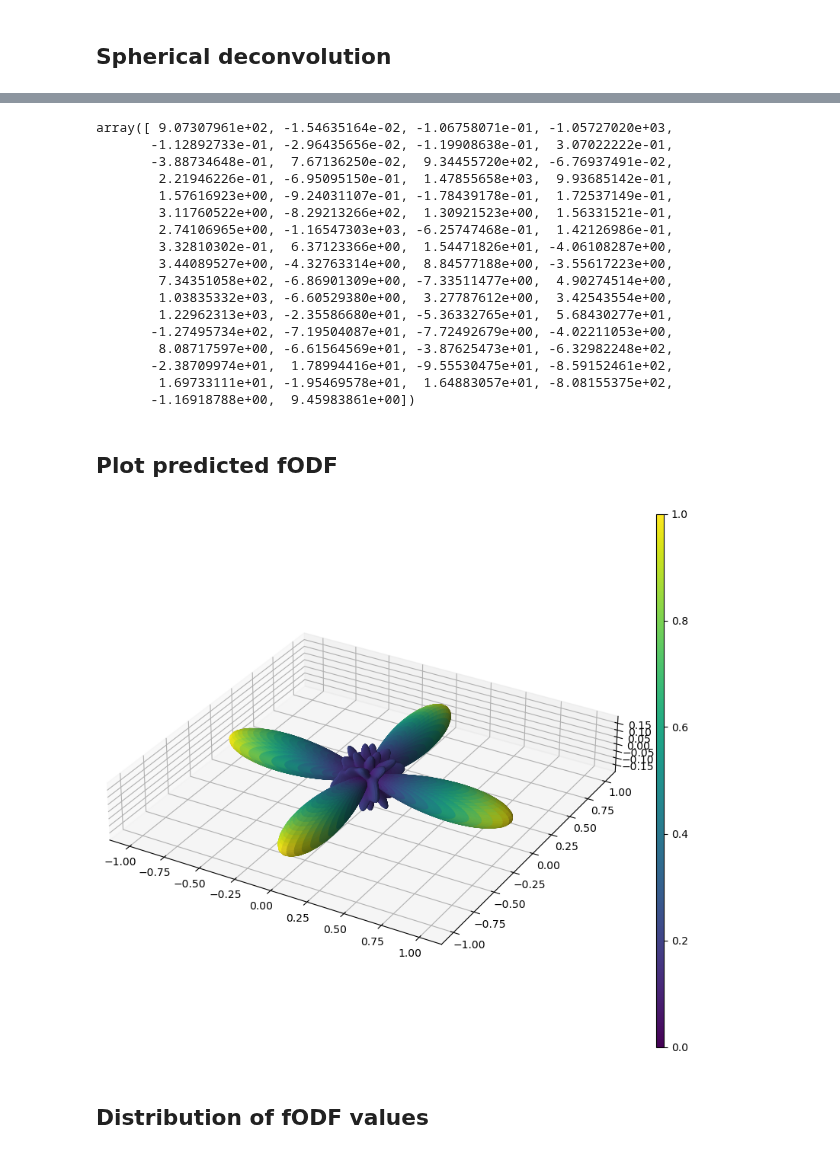
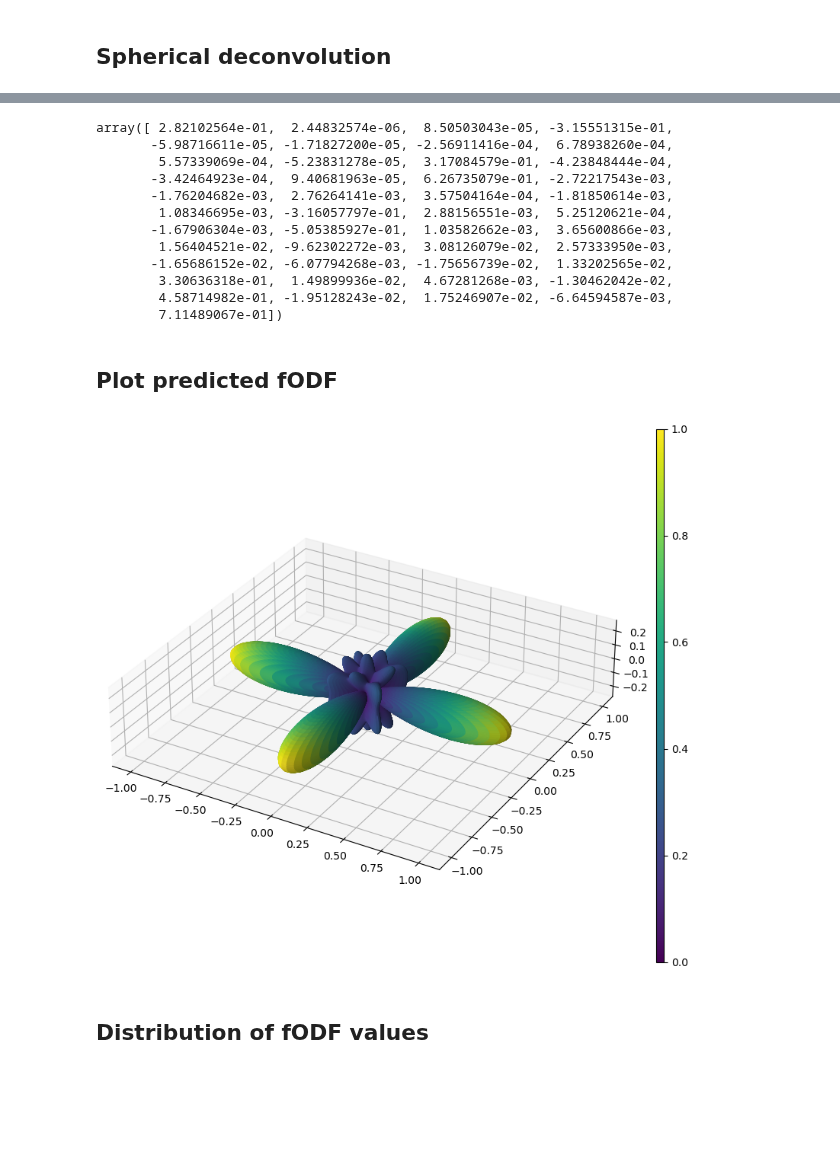
Before and after one commit to AlesRessler/AlesMScProject, a Jupyter notebook: 09 Spherical deconvolution.ipynb, the cells around one changed output, grey strips where cells are left out. Cells and saved outputs as stored; diff of their text form; code cells hidden in the pictures; blank space fills up the shorter version.

Commit message:
Fixed noise addition

```diff
--- a/09 Spherical deconvolution.ipynb
+++ b/09 Spherical deconvolution.ipynb
@@ -15,7 +15,7 @@ from visualization.spherical_functions_visualisation import get_spherical_functi
 # %% [markdown]
 ## Load data
 # %%
-bvals, qhat, dwis = load_dt_simulated_multiple_populations(number_of_data_points=90, b_value=1000, b_0_signal=3000, include_b_0=False, noise_standard_deviation=0, eigenvalues=[(0.00260348, 0.00026138, 0.00013102),(0.00026138, 0.00260348, 0.00013102)], eigenvectors=[None,None], fractions=[0.5,0.5], noise_type='rician', noise_generator_seed=1, gradient_generator_seed=1)
+bvals, qhat, dwis = load_dt_simulated_multiple_populations(number_of_data_points=90, b_value=1000, b_0_signal=3000, include_b_0=False, signal_to_noise_ratio=30, eigenvalues=[(0.003, 0.0002, 0.0002),(0.0002, 0.003, 0.0002)], eigenvectors=[None,None], fractions=[0.5,0.5], noise_type='rician', noise_generator_seed=1, gradient_generator_seed=1)
 # %% [markdown]
 ## Pre-processing
 # %%
@@ -75,56 +75,51 @@ If FRF $R(\theta)$ is known then the fODF can be computed by deconvolving $R(\th
 
 fibre_response_function_partial = partial(diffusion_tensor_response_function, b_value=1000, diffusion_tensor_eigenvalues=(0.003, 0.0002, 0.0002))
 # %%
-fODF_coefficients = spherical_deconvolution_fit(fibre_response_function=fibre_response_function_partial, measurements=voxel, qhat=qhat, b_value=1000, max_degree=10, number_of_samples_of_fibre_response_function=3000)
+fODF_coefficients = spherical_deconvolution_fit(fibre_response_function=fibre_response_function_partial, measurements=voxel, qhat=qhat, b_value=1000, max_degree=8, number_of_samples_of_fibre_response_function=200)
 # %%
 fODF_coefficients
 # %% [output]
-array([ 9.07307961e+02, -1.54635164e-02, -1.06758071e-01, -1.05727020e+03,
-       -1.12892733e-01, -2.96435656e-02, -1.19908638e-01,  3.07022222e-01,
-       -3.88734648e-01,  7.67136250e-02,  9.34455720e+02, -6.76937491e-02,
-        2.21946226e-01, -6.95095150e-01,  1.47855658e+03,  9.93685142e-01,
-        1.57616923e+00, -9.24031107e-01, -1.78439178e-01,  1.72537149e-01,
-        3.11760522e+00, -8.29213266e+02,  1.30921523e+00,  1.56331521e-01,
-        2.74106965e+00, -1.16547303e+03, -6.25747468e-01,  1.42126986e-01,
-        3.32810302e-01,  6.37123366e+00,  1.54471826e+01, -4.06108287e+00,
-        3.44089527e+00, -4.32763314e+00,  8.84577188e+00, -3.55617223e+00,
-        7.34351058e+02, -6.86901309e+00, -7.33511477e+00,  4.90274514e+00,
-        1.03835332e+03, -6.60529380e+00,  3.27787612e+00,  3.42543554e+00,
-        1.22962313e+03, -2.35586680e+01, -5.36332765e+01,  5.68430277e+01,
-       -1.27495734e+02, -7.19504087e+01, -7.72492679e+00, -4.02211053e+00,
-        8.08717597e+00, -6.61564569e+01, -3.87625473e+01, -6.32982248e+02,
-       -2.38709974e+01,  1.78994416e+01, -9.55530475e+01, -8.59152461e+02,
-        1.69733111e+01, -1.95469578e+01,  1.64883057e+01, -8.08155375e+02,
-       -1.16918788e+00,  9.45983861e+00])
+array([ 2.82102564e-01,  2.44832574e-06,  8.50503043e-05, -3.15551315e-01,
+       -5.98716611e-05, -1.71827200e-05, -2.56911416e-04,  6.78938260e-04,
+        5.57339069e-04, -5.23831278e-05,  3.17084579e-01, -4.23848444e-04,
+       -3.42464923e-04,  9.40681963e-05,  6.26735079e-01, -2.72217543e-03,
+       -1.76204682e-03,  2.76264141e-03,  3.57504164e-04, -1.81850614e-03,
+        1.08346695e-03, -3.16057797e-01,  2.88156551e-03,  5.25120621e-04,
+       -1.67906304e-03, -5.05385927e-01,  1.03582662e-03,  3.65600866e-03,
+        1.56404521e-02, -9.62302272e-03,  3.08126079e-02,  2.57333950e-03,
+       -1.65686152e-02, -6.07794268e-03, -1.75656739e-02,  1.33202565e-02,
+        3.30636318e-01,  1.49899936e-02,  4.67281268e-03, -1.30462042e-02,
+        4.58714982e-01, -1.95128243e-02,  1.75246907e-02, -6.64594587e-03,
+        7.11489067e-01])
 # %% [markdown]
 ## Plot predicted fODF
 # %%
 #%matplotlib qt
 
-x, y, z, fcolors = get_spherical_function_values_from_spherical_expansion(fODF_coefficients,max_degree=10,resolution=200,min_value=None,max_value=None)
+x, y, z, fcolors = get_spherical_function_values_from_spherical_expansion(fODF_coefficients,max_degree=8,resolution=200,min_value=None,max_value=None)
 
 x = x * fcolors
 y = y * fcolors
 z = z * fcolors
 
 fig = plt.figure(figsize=(10,10))
 
 cmap = plt.cm.viridis
 normalization = Normalize(vmin=np.min(fcolors), vmax=np.max(fcolors))
 sm = plt.cm.ScalarMappable(cmap=cmap, norm=normalization)
 
 ax = fig.add_subplot(111, projection='3d')
 ax.plot_surface(x, y, z,  rstride=1, cstride=1, facecolors=plt.cm.viridis(fcolors), shade=True)
 #ax.set_axis_off()
 plt.gca().set_aspect('equal')
 
 fig.subplots_adjust(right=0.8)
 cbar_ax = fig.add_axes([0.85, 0.15, 0.01, 0.7])
 cbar = fig.colorbar(sm, ax=[ax], cax=cbar_ax)
 
 plt.show()
 # %% [output]
-[figure, old version]
+[figure, new version]
 # %% [markdown]
 ## Distribution of fODF values
 # %%
```
Also changed, not shown: parts of 10 cells of this notebook, 6 other files.
